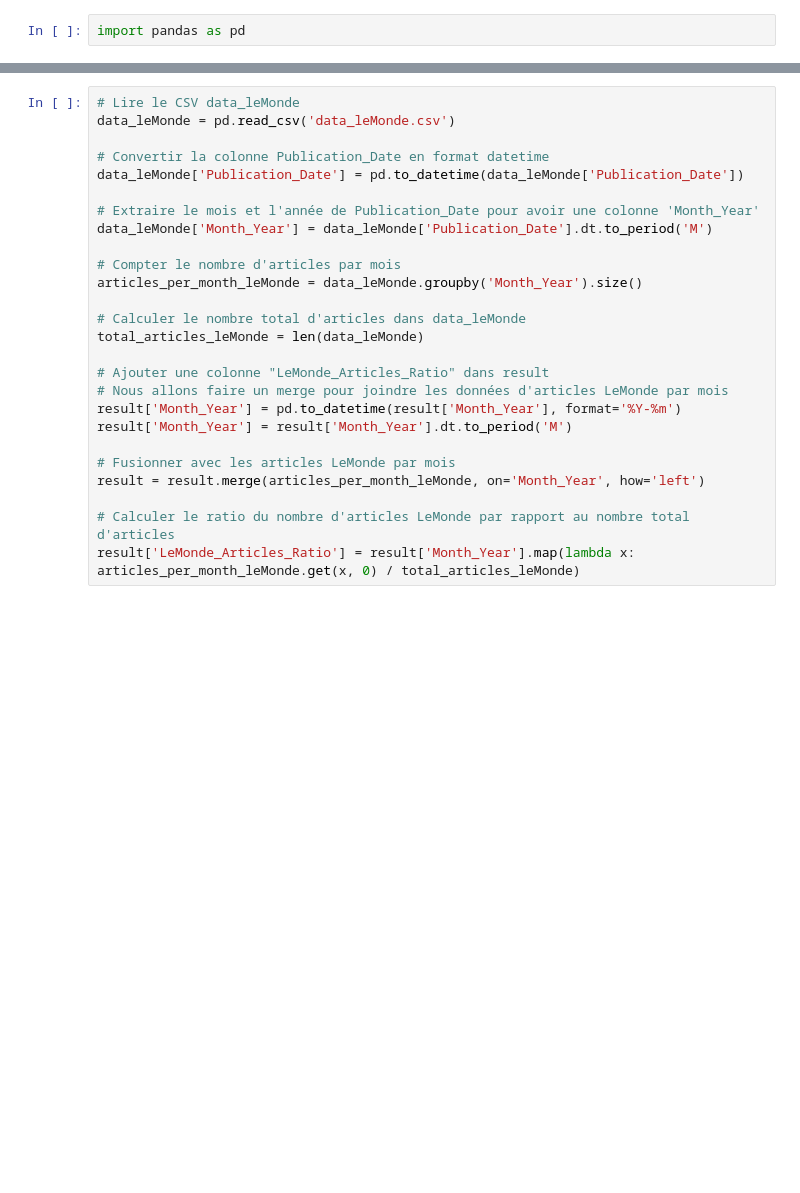
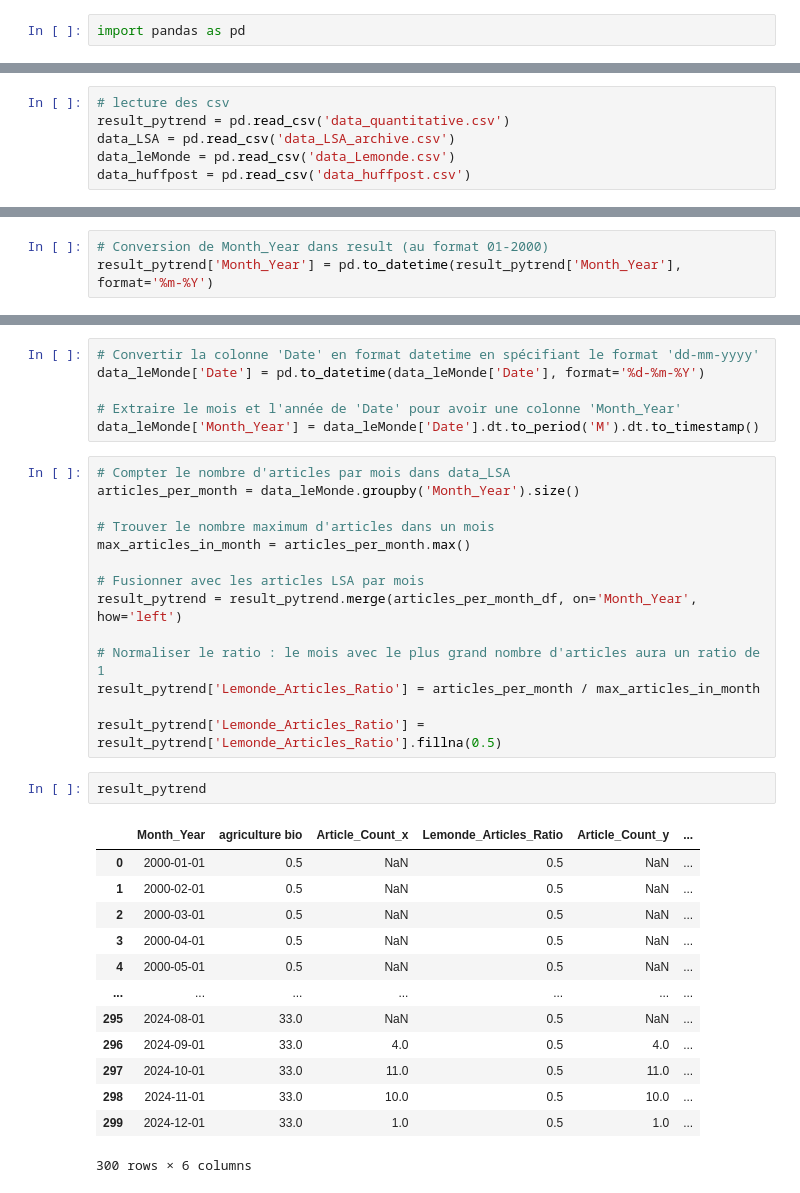
Before and after one commit to ElisefontaineEnsae/AgricultureBio_France, a Jupyter notebook: perception_bio/main.ipynb, the cells around one changed output, grey strips where cells are left out. Drawn from its saved outputs; the diff is of its cells as text; blank space fills up the shorter version.

```diff
--- a/perception_bio/main.ipynb
+++ b/perception_bio/main.ipynb
@@ -2,0 +36,6 @@ import pandas as pd
+# %%
+# lecture des csv
+result_pytrend = pd.read_csv('data_quantitative.csv')
+data_LSA = pd.read_csv('data_LSA_archive.csv')
+data_leMonde = pd.read_csv('data_Lemonde.csv')
+data_huffpost = pd.read_csv('data_huffpost.csv')
@@ -3 +44,4 @@ import pandas as pd
+# %%
+# Conversion de Month_Year dans result (au format 01-2000)
+result_pytrend['Month_Year'] = pd.to_datetime(result_pytrend['Month_Year'], format='%m-%Y')
 # %%
@@ -37,27 +70,37 @@ print("Le fichier CSV avec le ratio des articles LSA par mois a été créé ave
-# %%
-# Lire le CSV data_leMonde
-data_leMonde = pd.read_csv('data_leMonde.csv')
-
-# Convertir la colonne Publication_Date en format datetime
-data_leMonde['Publication_Date'] = pd.to_datetime(data_leMonde['Publication_Date'])
-
-# Extraire le mois et l'année de Publication_Date pour avoir une colonne 'Month_Year'
-data_leMonde['Month_Year'] = data_leMonde['Publication_Date'].dt.to_period('M')
-
-# Compter le nombre d'articles par mois
-articles_per_month_leMonde = data_leMonde.groupby('Month_Year').size()
-
-# Calculer le nombre total d'articles dans data_leMonde
-total_articles_leMonde = len(data_leMonde)
-
-# Ajouter une colonne "LeMonde_Articles_Ratio" dans result
-# Nous allons faire un merge pour joindre les données d'articles LeMonde par mois
-result['Month_Year'] = pd.to_datetime(result['Month_Year'], format='%Y-%m')
-result['Month_Year'] = result['Month_Year'].dt.to_period('M')
-
-# Fusionner avec les articles LeMonde par mois
-result = result.merge(articles_per_month_leMonde, on='Month_Year', how='left')
-
-# Calculer le ratio du nombre d'articles LeMonde par rapport au nombre total d'articles
-result['LeMonde_Articles_Ratio'] = result['Month_Year'].map(lambda x: articles_per_month_leMonde.get(x, 0) / total_articles_leMonde)
+# %%
+# Convertir la colonne 'Date' en format datetime en spécifiant le format 'dd-mm-yyyy'
+data_leMonde['Date'] = pd.to_datetime(data_leMonde['Date'], format='%d-%m-%Y')
+
+# Extraire le mois et l'année de 'Date' pour avoir une colonne 'Month_Year'
+data_leMonde['Month_Year'] = data_leMonde['Date'].dt.to_period('M').dt.to_timestamp()
+# %%
+# Compter le nombre d'articles par mois dans data_LSA
+articles_per_month = data_leMonde.groupby('Month_Year').size()
+
+# Trouver le nombre maximum d'articles dans un mois
+max_articles_in_month = articles_per_month.max()
+
+# Fusionner avec les articles LSA par mois
+result_pytrend = result_pytrend.merge(articles_per_month_df, on='Month_Year', how='left')
+
+# Normaliser le ratio : le mois avec le plus grand nombre d'articles aura un ratio de 1
+result_pytrend['Lemonde_Articles_Ratio'] = articles_per_month / max_articles_in_month
+
+result_pytrend['Lemonde_Articles_Ratio'] = result_pytrend['Lemonde_Articles_Ratio'].fillna(0.5)
+# %%
+result_pytrend
+# %% [output]
+|  | Month_Year | agriculture bio | Article_Count_x | Lemonde_Articles_Ratio | Article_Count_y | ... |
+| 0 | 2000-01-01 | 0.5 | NaN | 0.5 | NaN | ... |
+| 1 | 2000-02-01 | 0.5 | NaN | 0.5 | NaN | ... |
+| 2 | 2000-03-01 | 0.5 | NaN | 0.5 | NaN | ... |
+| 3 | 2000-04-01 | 0.5 | NaN | 0.5 | NaN | ... |
+| 4 | 2000-05-01 | 0.5 | NaN | 0.5 | NaN | ... |
+| ... | ... | ... | ... | ... | ... | ... |
+| 295 | 2024-08-01 | 33.0 | NaN | 0.5 | NaN | ... |
+| 296 | 2024-09-01 | 33.0 | 4.0 | 0.5 | 4.0 | ... |
+| 297 | 2024-10-01 | 33.0 | 11.0 | 0.5 | 11.0 | ... |
+| 298 | 2024-11-01 | 33.0 | 10.0 | 0.5 | 10.0 | ... |
+| 299 | 2024-12-01 | 33.0 | 1.0 | 0.5 | 1.0 | ... |
+300 rows × 6 columns
 # %%
```
Also changed, not shown: parts of 8 cells of this notebook, 9 other files.
